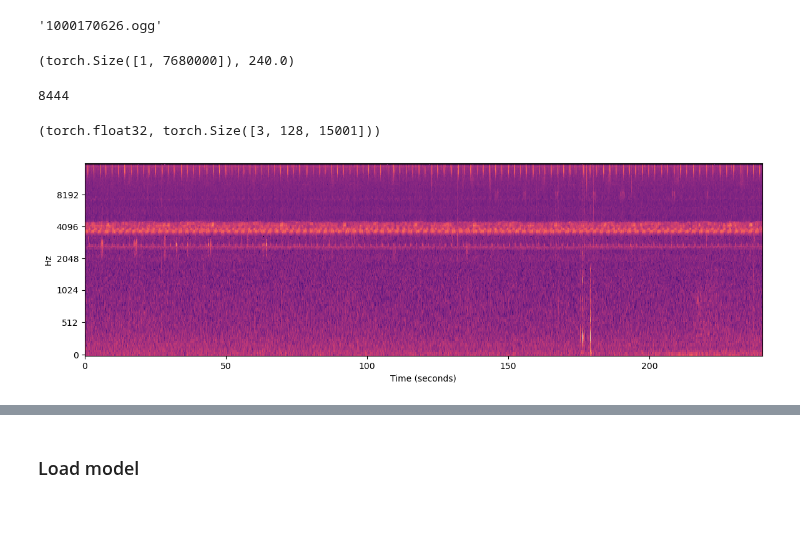
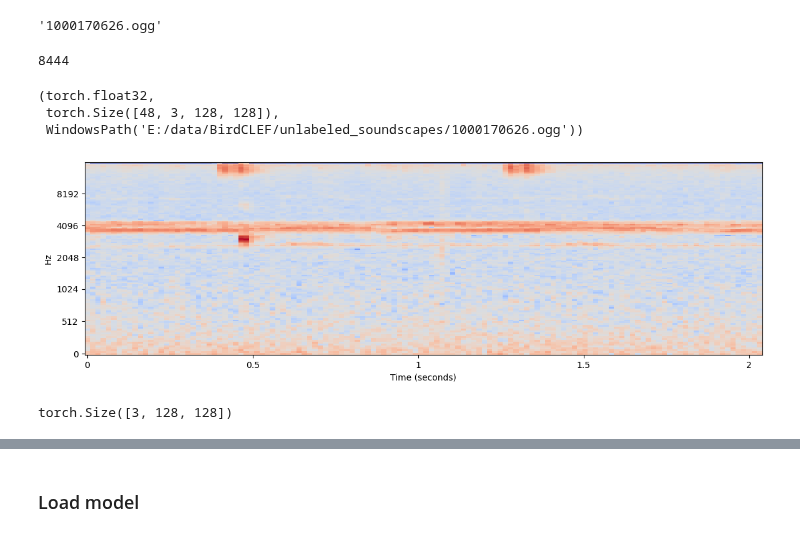
Before and after one commit to rosulucian/deep_learning_playground, a Jupyter notebook: kaggle/BIRD/predict.ipynb, the cells around one changed output, grey strips where cells are left out. Drawn from its saved outputs; the diff is of its cells as text; code cells hidden in the pictures.

Commit message:
birds predict interm

```diff
--- a/kaggle/BIRD/predict.ipynb
+++ b/kaggle/BIRD/predict.ipynb
@@ -59,7 +59,7 @@ class CFG:
     RESULTS_DIR = train_dir / 'results'
     CKPT_DIR = train_dir / 'ckpt'
 
-    num_workers = 12
+    num_workers = 8
     # Maximum decibel to clip audio to
     TOP_DB = 100
     # Minimum rating
@@ -76,7 +76,7 @@ class CFG:
     model_name = 'eca_nfnet_l0' # 'resnet34', 'resnet200d', 'efficientnet_b1_pruned', 'efficientnetv2_m', efficientnet_b7 ...
 
     ### training
-    BATCH_SIZE = 128
+    BATCH_SIZE = 4
     # N_EPOCHS = 3 if DEBUG else 40
     N_EPOCHS = 20
     LEARNING_RATE = 5*1e-6
@@ -197,30 +197,30 @@ len(files)
 files[0]
 # %% [output]
 '1000170626.ogg'
-# %%
-file = CFG.UNLABELED_FOLDER / files[0]
-
-wav = read_wav(file, CFG.SR)
-wav.shape, wav.shape[1]/CFG.SR
-# %% [output]
-(torch.Size([1, 7680000]), 240.0)
 # %%
 dset = bird_dataset_inference(files, CFG)
 len(dset)
 # %% [output]
 8444
 # %%
-spect = dset.__getitem__(0)
+spect, filename = dset.__getitem__(0)
 
-spect.dtype, spect.shape
+spect.dtype, spect.shape, filename
 # %% [output]
-(torch.float32, torch.Size([3, 128, 15001]))
+(torch.float32,
+ torch.Size([48, 3, 128, 128]),
+ WindowsPath('E:/data/BirdCLEF/unlabeled_soundscapes/1000170626.ogg'))
 # %%
 plt.figure(figsize=(14, 4))
-librosa.display.specshow(spect[0].numpy(), y_axis="mel", x_axis='s', sr=CFG.SR)
+librosa.display.specshow(spect[0,0].numpy(), y_axis="mel", x_axis='s', sr=CFG.SR)
 plt.show()
 # %% [output]
-[figure, old version]
+[figure, new version]
+# %%
+spect = spect[0]
+spect.shape
+# %% [output]
+torch.Size([3, 128, 128])
 # %%
 remainder = spect.shape[-1] % 48
 spect.shape[-1] % 48, spect.shape[-1] // 48
```
Also changed, not shown: parts of 23 cells of this notebook, 2 other files.
